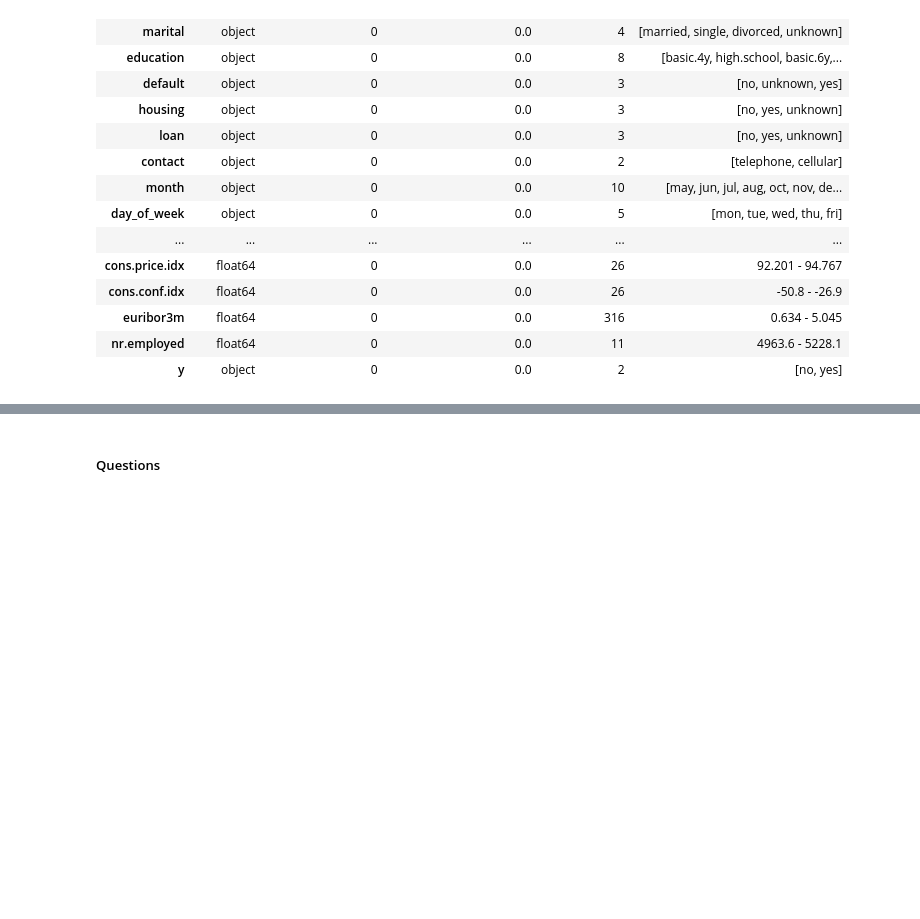
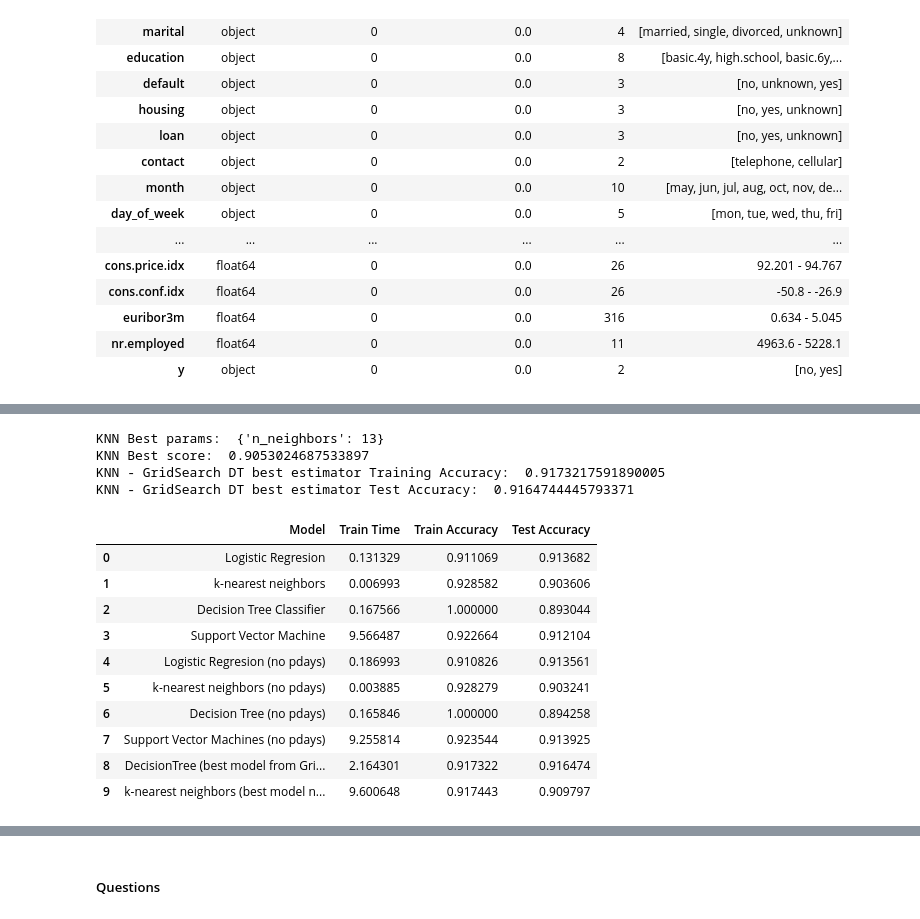
Before and after one commit to bgajare/ucb-aiml-comparing-classifiers, a Jupyter notebook: comparing_classifiers.ipynb, the cells around one changed output, grey strips where cells are left out. Saved outputs shown, nothing was run; the diff lists cells and outputs as text; code cells hidden in the pictures; blank space fills up the shorter version.

```diff
--- a/comparing_classifiers.ipynb
+++ b/comparing_classifiers.ipynb
@@ -602,0 +723,9 @@ Number of columns:  20
+# %%
+gs_results = {
+        'Model': "DecisionTree (best model from GridSearchCV)",
+        'Train Time': gs_train_time,
+        'Train Accuracy': gs_dt_train_acc,
+        'Test Accuracy': gs_dt_test_acc
+    }
+df_model_comparison = pd.concat([df_model_comparison, pd.DataFrame([gs_results])], ignore_index=True)
+display(df_model_comparison)
@@ -602,0 +743,52 @@ Number of columns:  20
+# %%
+# Lets do the same for K-neareset neighbors
+
+knn_new_model = KNeighborsClassifier()
+
+knn_params = {
+    'n_neighbors': [2, 3, 4, 5, 6, 7, 8, 9, 10, 11, 12, 13, 14, 15]
+}
+
+grid_search_knn = GridSearchCV(estimator=knn_new_model, param_grid=knn_params, cv=5, scoring='accuracy')
+
+knn_start_time = time.time()
+grid_search_knn.fit(X_new_train, y_new_train)
+knn_end_time = time.time()
+
+knn_train_time = knn_end_time - knn_start_time
+
+print("KNN Best params: ", grid_search_knn.best_params_)
+print("KNN Best score: ", grid_search_knn.best_score_)
+
+#evaluate the best estimator with test set
+gs_knn_train_acc = grid_search_knn.best_estimator_.score(X_new_train, y_new_train)
+gs_knn_test_acc = grid_search_knn.best_estimator_.score(X_new_test, y_new_test)
+
+print("KNN - GridSearch DT best estimator Training Accuracy: ", gs_dt_train_acc)
+print("KNN - GridSearch DT best estimator Test Accuracy: ", gs_dt_test_acc)
+# %% [output]
+KNN Best params:  {'n_neighbors': 13}
+KNN Best score:  0.9053024687533897
+KNN - GridSearch DT best estimator Training Accuracy:  0.9173217591890005
+KNN - GridSearch DT best estimator Test Accuracy:  0.9164744445793371
+# %%
+knn_results = {
+        'Model': "k-nearest neighbors (best model n_neighbors = 13)",
+        'Train Time': knn_train_time,
+        'Train Accuracy': gs_knn_train_acc,
+        'Test Accuracy': gs_knn_test_acc
+    }
+df_model_comparison = pd.concat([df_model_comparison, pd.DataFrame([knn_results])], ignore_index=True)
+display(df_model_comparison)
+# %% [output]
+|  | Model | Train Time | Train Accuracy | Test Accuracy |
+| 0 | Logistic Regresion | 0.131329 | 0.911069 | 0.913682 |
+| 1 | k-nearest neighbors | 0.006993 | 0.928582 | 0.903606 |
+| 2 | Decision Tree Classifier | 0.167566 | 1.000000 | 0.893044 |
+| 3 | Support Vector Machine | 9.566487 | 0.922664 | 0.912104 |
+| 4 | Logistic Regresion (no pdays) | 0.186993 | 0.910826 | 0.913561 |
+| 5 | k-nearest neighbors (no pdays) | 0.003885 | 0.928279 | 0.903241 |
+| 6 | Decision Tree (no pdays) | 0.165846 | 1.000000 | 0.894258 |
+| 7 | Support Vector Machines (no pdays) | 9.255814 | 0.923544 | 0.913925 |
+| 8 | DecisionTree (best model from Gri... | 2.164301 | 0.917322 | 0.916474 |
+| 9 | k-nearest neighbors (best model n... | 9.600648 | 0.917443 | 0.909797 |
```
Also changed, not shown: parts of 20 cells of this notebook.
